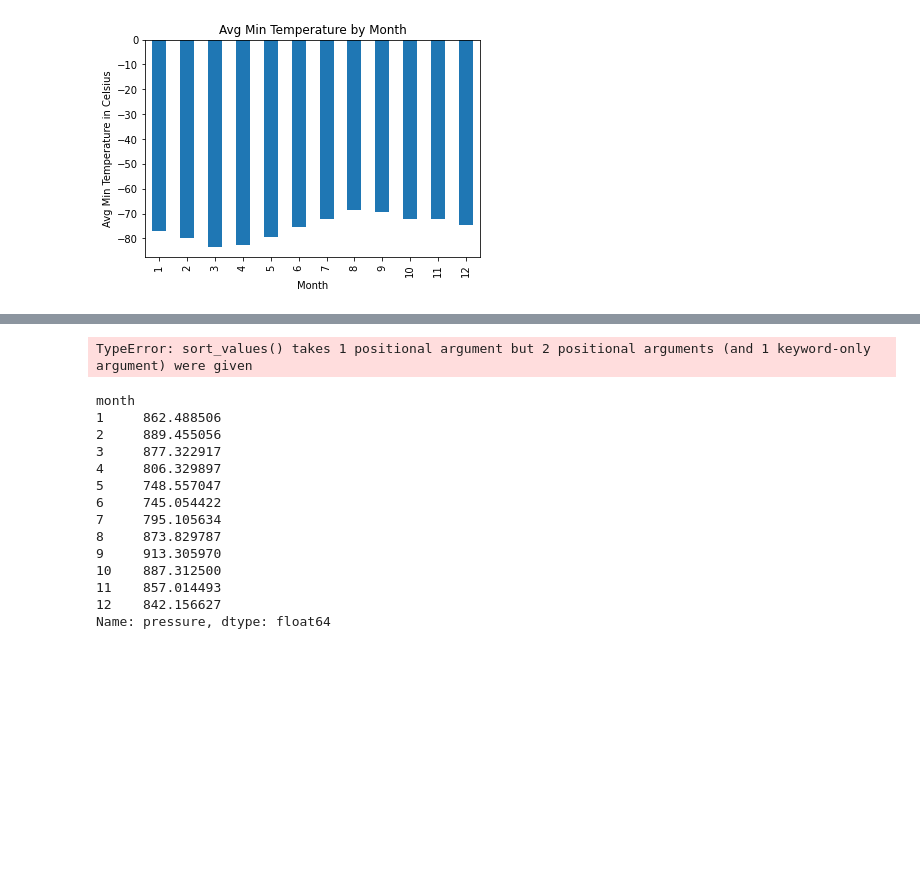
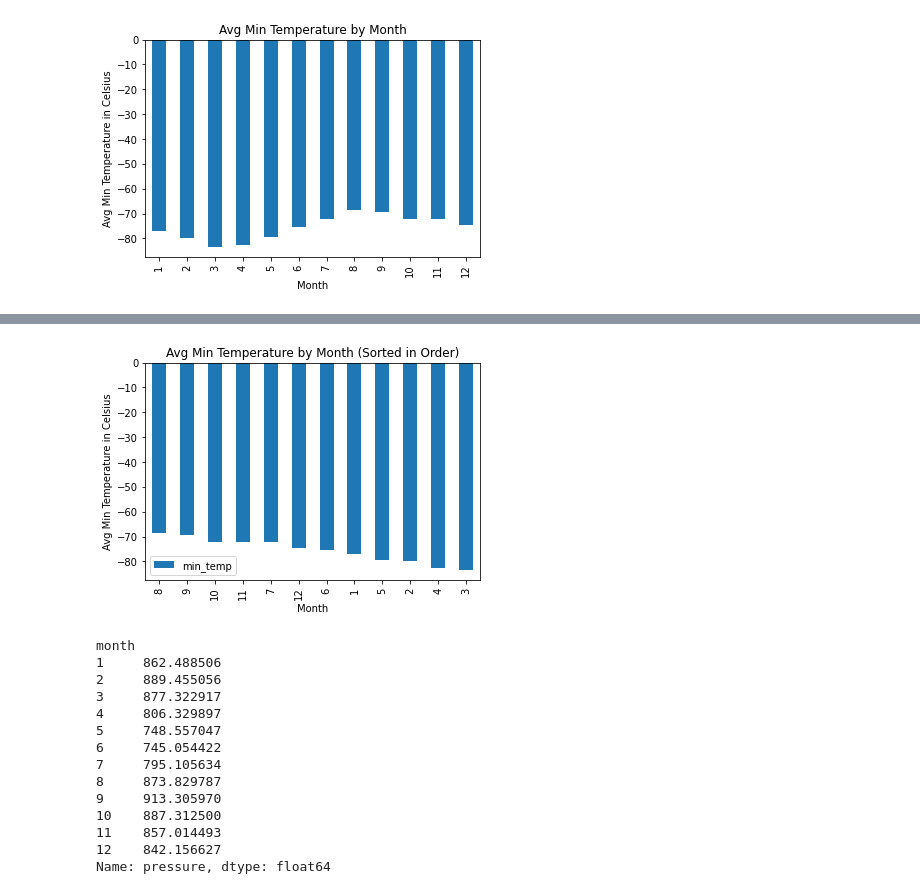
Before and after one commit to gmitt98/web-scraping-challenge, a Jupyter notebook: Starter_Code/part_2_mars_weather.ipynb, the cells around one changed output, grey strips where cells are left out. Saved outputs shown, nothing was run; the diff lists cells and outputs as text; code cells hidden in the pictures; blank space fills up the shorter version.

```diff
--- a/Starter_Code/part_2_mars_weather.ipynb
+++ b/Starter_Code/part_2_mars_weather.ipynb
@@ -191,6 +170,3 @@ plt.title('Avg Min Temperature by Month')
 plt.show()
 # %% [output]
 [figure]
-# %%
-
-avg_low_df_sorted = avg_low_df.sort_values(by='min_temp')
@@ -198,0 +187,5 @@ TypeError: sort_values() got an unexpected keyword argument 'by'
+# %%
+# Put the dataframe in the right shape to plot
+avg_low_df_sorted = avg_low_df_sorted.reset_index(drop = True)
+# %%
+avg_low_df_sorted = avg_low_df_sorted.drop('index', axis = 1)
@@ -199,20 +201,16 @@ TypeError: sort_values() got an unexpected keyword argument 'by'
 # %%
-# Identify the coldest and hottest months in Curiosity's location
-
 # Sort my data
-avg_low_df_sorted = avg_low_df.sort_values('min_temp', ascending=False)
+avg_low_df_sorted.plot(x = 'month', y ='min_temp',kind='bar')
 
 # Plot it same way as above
-avg_low_df_sorted.plot(kind='bar')
-
 # Set the labels and title
 plt.xlabel('Month')
 plt.ylabel('Avg Min Temperature in Celsius')
-plt.title('Avg Min Temperature by Month')
+plt.title('Avg Min Temperature by Month (Sorted in Order)')
 
 # Display the plot
 plt.show()
 # %% [output]
-TypeError: sort_values() takes 1 positional argument but 2 positional arguments (and 1 keyword-only argument) were given
+[figure, added]
 # %%
 # 4. Average pressure by Martian month
```
Also changed, not shown: parts of 14 cells of this notebook, 7 other files.
